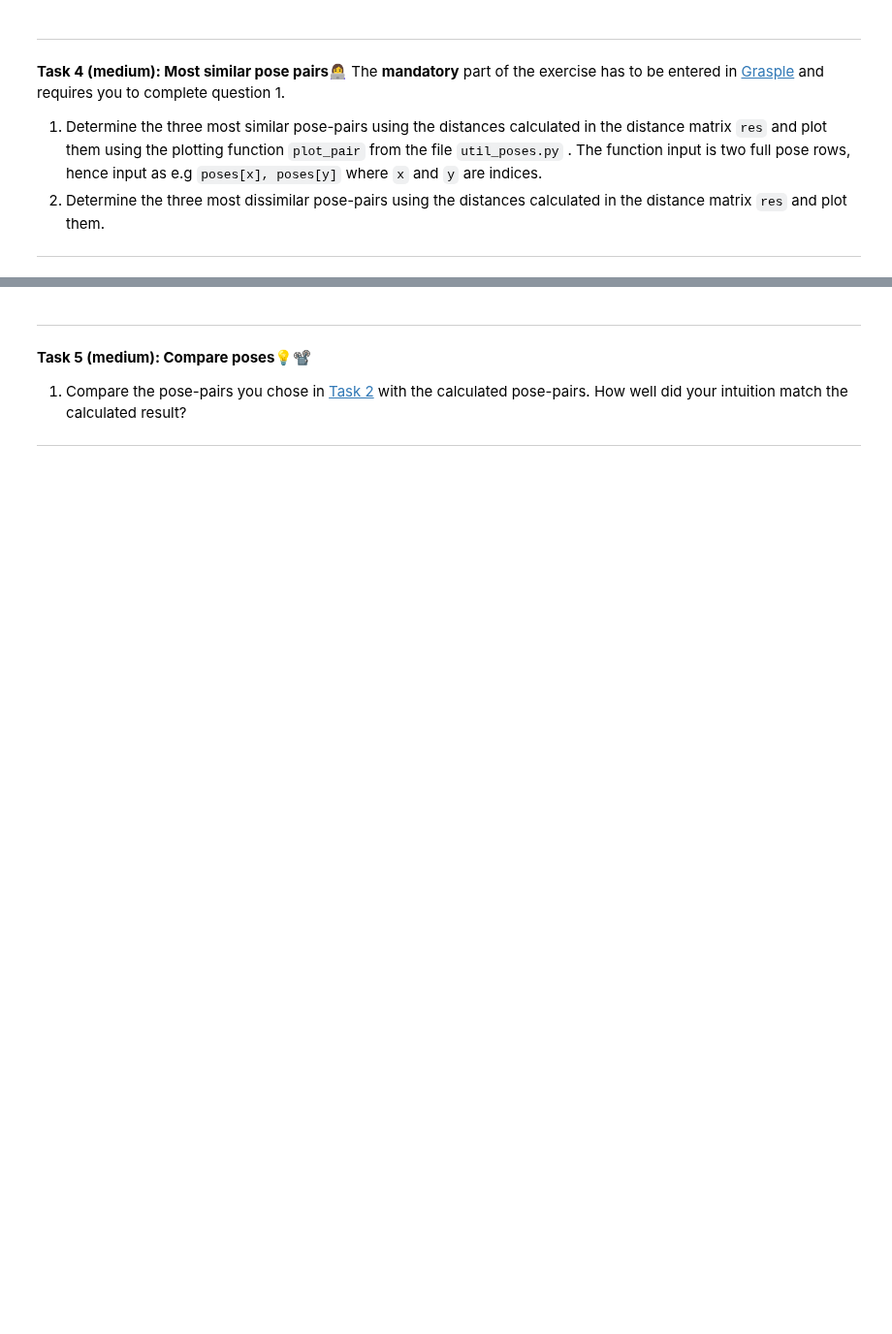
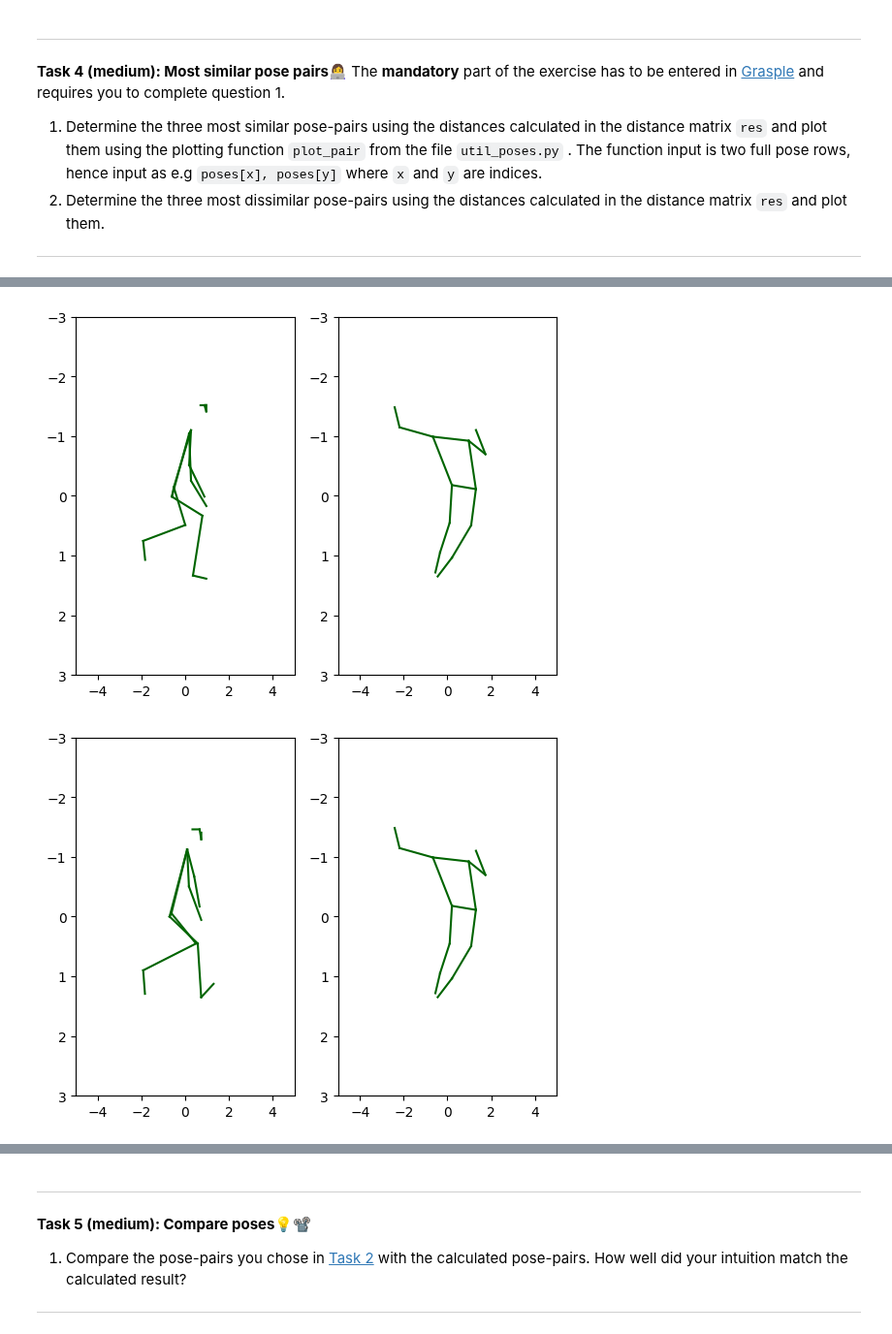
Before and after one commit to Mie-Jonasson/ComputerScienceMasters, a Jupyter notebook: IntroductionToMachineLearning/Exercises/W02/01-poses.ipynb, the cells around one changed output, grey strips where cells are left out. Shown at 97% size. Saved outputs shown, nothing was run; the diff lists cells and outputs as text; code cells hidden in the pictures; blank space fills up the shorter version.

```diff
--- a/IntroductionToMachineLearning/Exercises/W02/01-poses.ipynb
+++ b/IntroductionToMachineLearning/Exercises/W02/01-poses.ipynb
@@ -129,0 +203,7 @@ The **mandatory** part of the exercise has to be entered in [Grasple](https://ap
+# %%
+util_poses.plot_pair(poses[13], poses[10])
+util_poses.plot_pair(poses[15], poses[10])
+util_poses.plot_pair(poses[16], poses[10])
+# %% [output]
+[figure, added]
+[figure, added]
```
Also changed, not shown: parts of 12 cells of this notebook, 1 other file.
